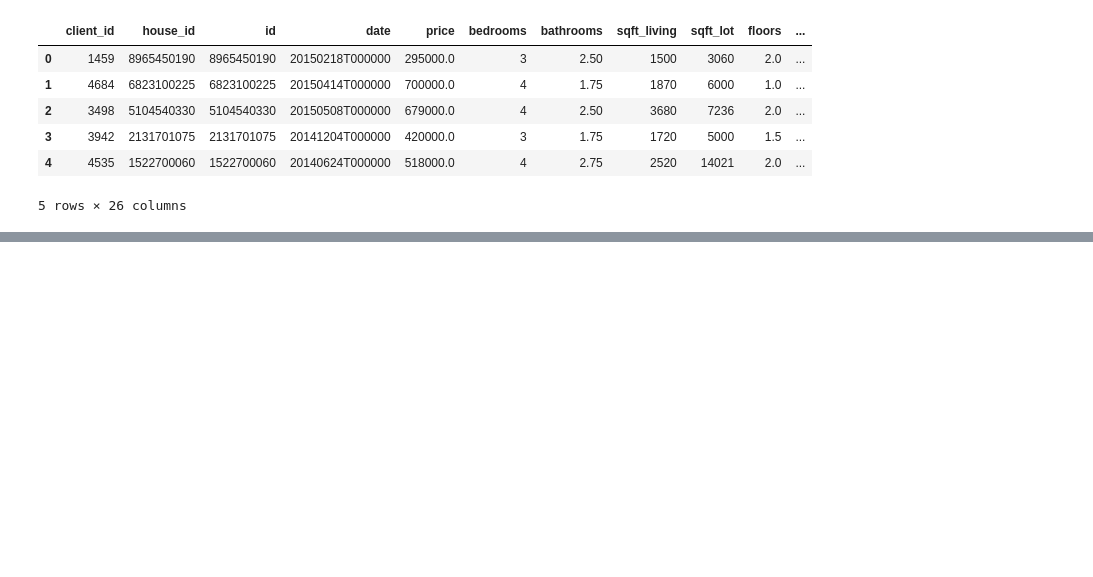
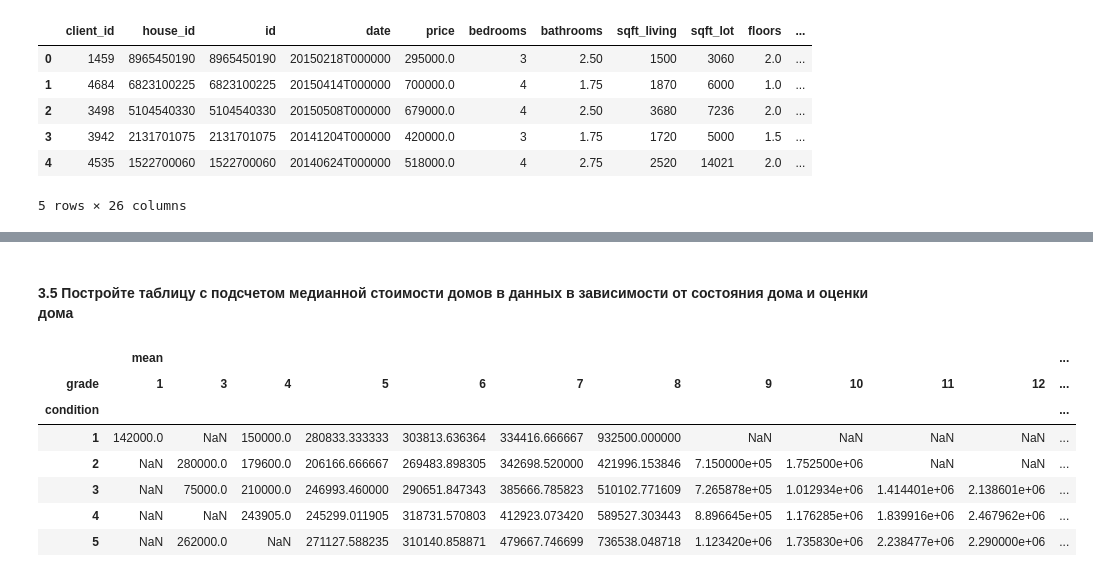
Before and after one commit to kudaevalyudmila1/Python-Analytics, a Jupyter notebook: HomeWork3.ipynb, the cells around one changed output, grey strips where cells are left out. Drawn from its saved outputs; the diff is of its cells as text; code cells hidden in the pictures; blank space fills up the shorter version.

```diff
--- a/HomeWork3.ipynb
+++ b/HomeWork3.ipynb
@@ -120,0 +184,13 @@ merged.head()
+# %% [markdown]
+#### 3.5 Постройте таблицу с подсчетом медианной стоимости домов в данных в зависимости от состояния дома и оценки дома
+# %%
+pd.crosstab(index=df['condition'], columns=df['grade'],values=df['price'], aggfunc=['mean'])
+# %% [output]
+|  | mean |  |  |  |  |  |  |  |  |  |  | ... |
+| grade | 1 | 3 | 4 | 5 | 6 | 7 | 8 | 9 | 10 | 11 | 12 | ... |
+| condition |  |  |  |  |  |  |  |  |  |  |  | ... |
+| 1 | 142000.0 | NaN | 150000.0 | 280833.333333 | 303813.636364 | 334416.666667 | 932500.000000 | NaN | NaN | NaN | NaN | ... |
+| 2 | NaN | 280000.0 | 179600.0 | 206166.666667 | 269483.898305 | 342698.520000 | 421996.153846 | 7.150000e+05 | 1.752500e+06 | NaN | NaN | ... |
+| 3 | NaN | 75000.0 | 210000.0 | 246993.460000 | 290651.847343 | 385666.785823 | 510102.771609 | 7.265878e+05 | 1.012934e+06 | 1.414401e+06 | 2.138601e+06 | ... |
+| 4 | NaN | NaN | 243905.0 | 245299.011905 | 318731.570803 | 412923.073420 | 589527.303443 | 8.896645e+05 | 1.176285e+06 | 1.839916e+06 | 2.467962e+06 | ... |
+| 5 | NaN | 262000.0 | NaN | 271127.588235 | 310140.858871 | 479667.746699 | 736538.048718 | 1.123420e+06 | 1.735830e+06 | 2.238477e+06 | 2.290000e+06 | ... |
```
Also changed, not shown: parts of 9 cells of this notebook.
